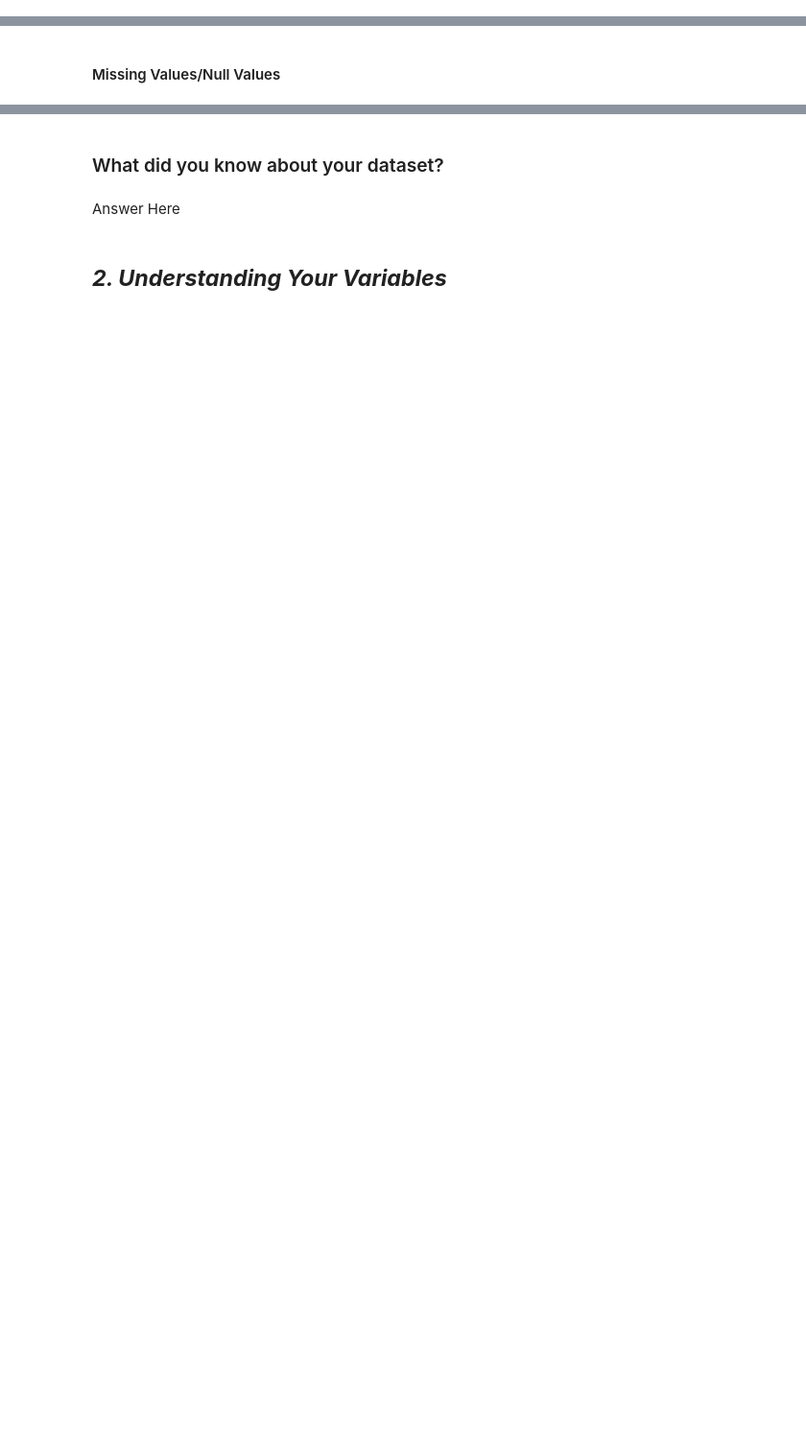
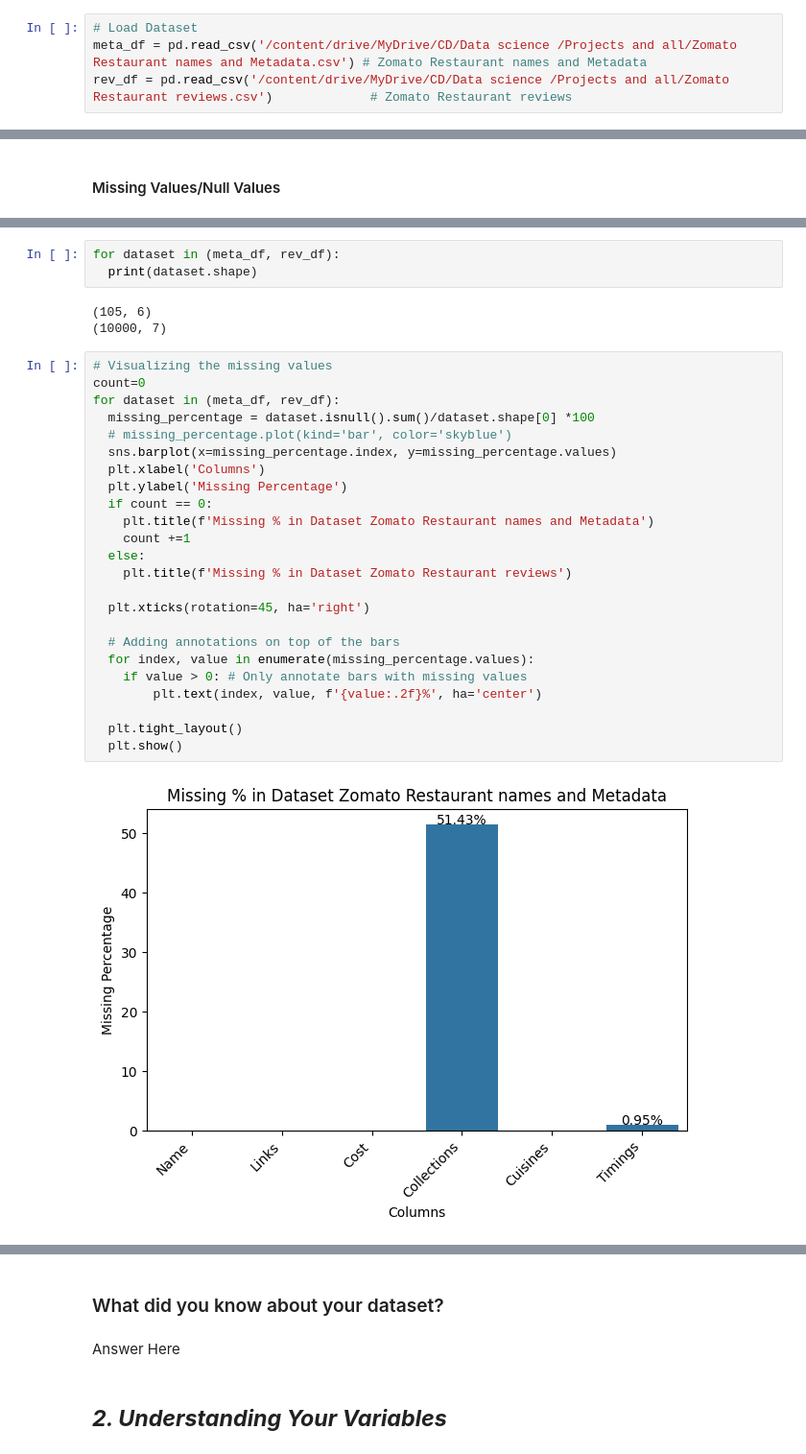
Before and after one commit to dipakpatil2001/Zomato-Restaurant-Clustering-And-Sentiment-Analysis-Unsupervised-ML, a Jupyter notebook: Zomato_Restaurant_Clustering_And_Sentiment_Analysis.ipynb, the cells around one changed output, grey strips where cells are left out. Shown: that part at 96% size. Saved outputs shown, nothing was run; the diff lists cells and outputs as text; blank space fills up the shorter version.

```diff
--- a/Zomato_Restaurant_Clustering_And_Sentiment_Analysis.ipynb
+++ b/Zomato_Restaurant_Clustering_And_Sentiment_Analysis.ipynb
@@ -96,3 +158,7 @@ M - Multivariate Analysis
+# %%
+# Load Dataset
+meta_df = pd.read_csv('/content/drive/MyDrive/CD/Data science /Projects and all/Zomato Restaurant names and Metadata.csv') # Zomato Restaurant names and Metadata
+rev_df = pd.read_csv('/content/drive/MyDrive/CD/Data science /Projects and all/Zomato Restaurant reviews.csv')             # Zomato Restaurant reviews
 # %% [markdown]
 ### Dataset First View
 # %%
@@ -117,0 +270,32 @@ M - Multivariate Analysis
+# %%
+for dataset in (meta_df, rev_df):
+  print(dataset.shape)
+# %% [output]
+(105, 6)
+(10000, 7)
+# %%
+# Visualizing the missing values
+count=0
+for dataset in (meta_df, rev_df):
+  missing_percentage = dataset.isnull().sum()/dataset.shape[0] *100
+  # missing_percentage.plot(kind='bar', color='skyblue')
+  sns.barplot(x=missing_percentage.index, y=missing_percentage.values)
+  plt.xlabel('Columns')
+  plt.ylabel('Missing Percentage')
+  if count == 0:
+    plt.title(f'Missing % in Dataset Zomato Restaurant names and Metadata')
+    count +=1
+  else:
+    plt.title(f'Missing % in Dataset Zomato Restaurant reviews')
+
+  plt.xticks(rotation=45, ha='right')
+
+  # Adding annotations on top of the bars
+  for index, value in enumerate(missing_percentage.values):
+    if value > 0: # Only annotate bars with missing values
+        plt.text(index, value, f'{value:.2f}%', ha='center')
+
+  plt.tight_layout()
+  plt.show()
+# %% [output]
+[figure, added]
```
Also changed, not shown: parts of 35 cells of this notebook.
